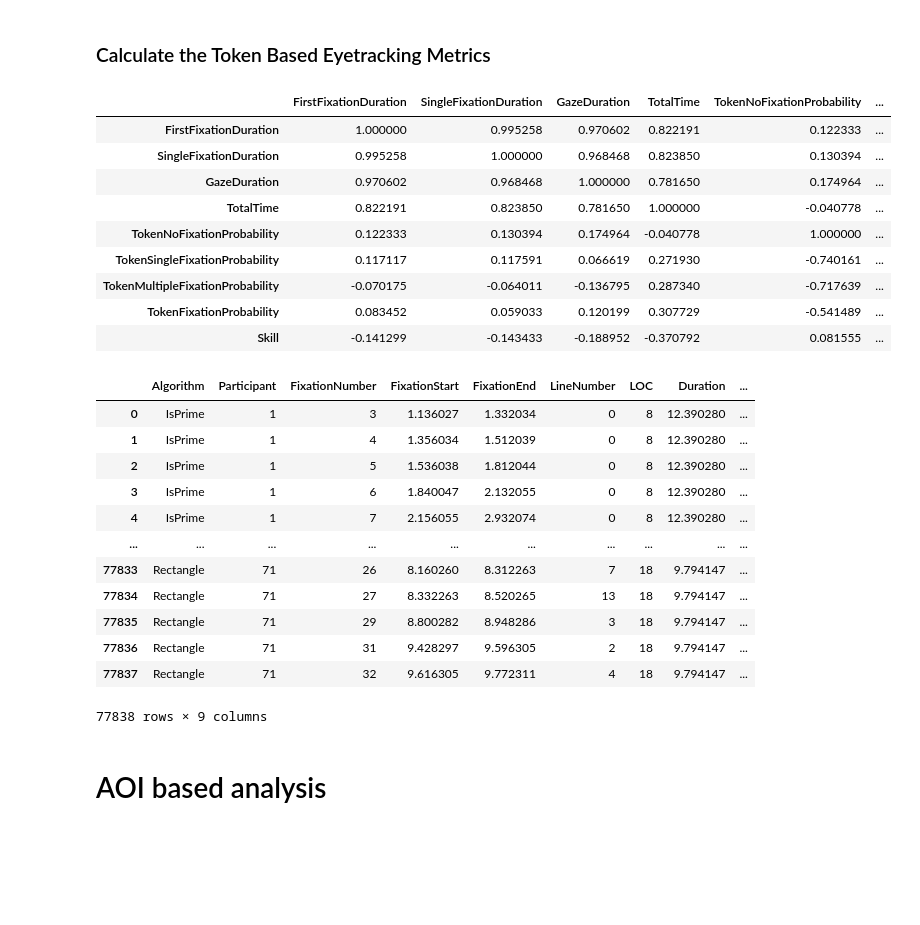
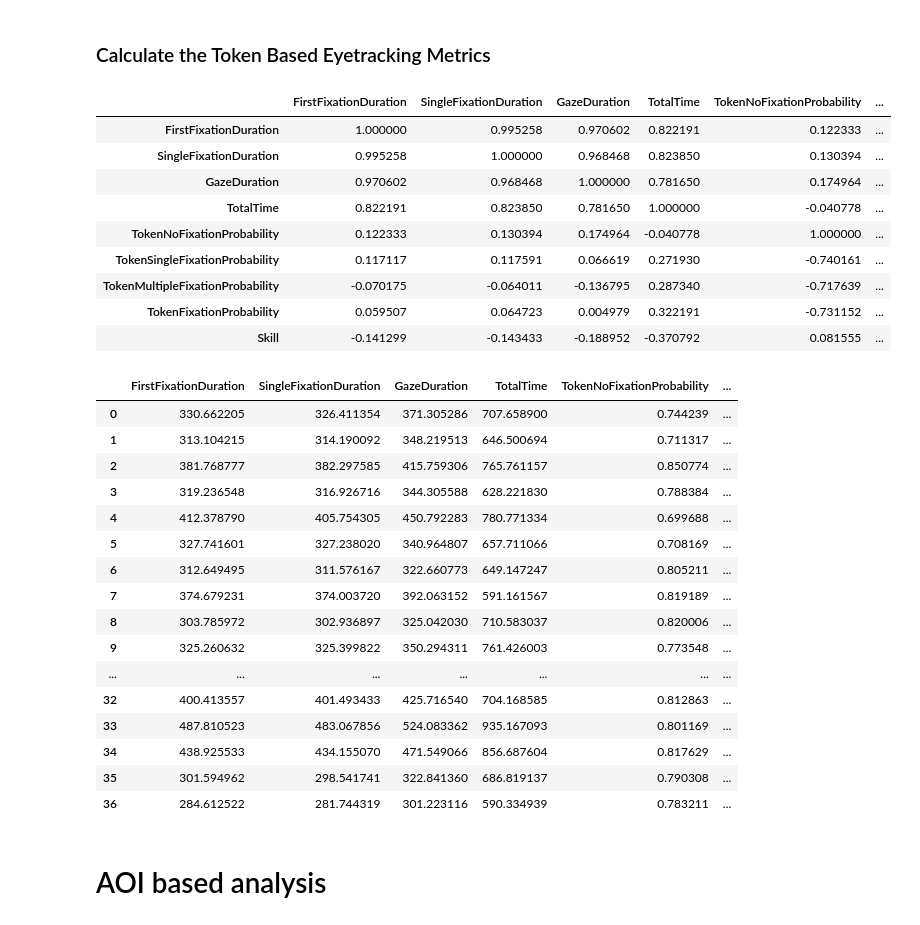
Before and after one commit to brains-on-code/NoviceVsExpert, a Jupyter notebook: dataEvaluation/RQ1_Eyetracking.ipynb, the cells around one changed output. Saved outputs shown, nothing was run; the diff lists cells and outputs as text; code cells hidden in the pictures; blank space fills up the shorter version.

```diff
--- a/dataEvaluation/RQ1_Eyetracking.ipynb
+++ b/dataEvaluation/RQ1_Eyetracking.ipynb
@@ -272,6 +280,13 @@ df_skill = df_skill.drop_duplicates()
 df_metrics_skill = pd.merge(df_token_melted, df_skill, on=["Participant"], how="left")
 
 # Helper Methods for the Metrics
+def get_no_fixations(df):
+    df_fixations = df[df["KindOfFixation"] == "Fixation"]
+    # remove every entry from df fixations on ["Algorithm", "TokenIdx"] where there is a refixation6
+    df_fixations = df_fixations[df_fixations["NumberOfFixations"] == 0]
+    return df_fixations
+
+
 def get_single_fixations(df):
     df_fixations = df[df["KindOfFixation"] == "Fixation"]
     df_refixations = df[df["KindOfFixation"] == "ReFixation"]
@@ -280,23 +295,6 @@ def get_single_fixations(df):
     df_fixations = df_fixations[~df_fixations["TokenIdx"].isin(df_refixations["TokenIdx"].values)]
     # remove every entry from df fixations on where Number Of Fixations is not 1
     df_fixations = df_fixations[df_fixations["NumberOfFixations"] == 1]
-    return df_fixations
-
-def get_no_fixations(df):
-    df_fixations = df[df["KindOfFixation"] == "Fixation"]
-    # remove every entry from df fixations on ["Algorithm", "TokenIdx"] where there is a refixation6
-    df_fixations = df_fixations[df_fixations["NumberOfFixations"] == 0]
-    return df_fixations
-
-
-def get_fixations(df):
-    df_fixations = df[df["KindOfFixation"] == "Fixation"]
-    df_refixations = df[df["KindOfFixation"] == "ReFixation"]
-    df_refixations = df_refixations[df_refixations["NumberOfFixations"] > 0]
-    # remove every entry from df fixations on ["Algorithm", "TokenIdx"] where there is a refixation6
-    df_fixations = df_fixations[~df_fixations["TokenIdx"].isin(df_refixations["TokenIdx"].values)]
-    # remove every entry from df fixations on where Number Of Fixations is not 1
-    df_fixations = df_fixations[df_fixations["NumberOfFixations"] > 1]
     return df_fixations
 
 def get_multiple_fixations(df):
@@ -310,7 +308,7 @@ def get_multiple_fixations(df):
 def get_fixations(df):
     df_fixations = df[df["KindOfFixation"] == "Fixation"]
     # remove every entry from df fixations on where no Fixation is found
-    df_fixations = df_fixations[df_fixations["NumberOfFixations"] > 1]
+    df_fixations = df_fixations[df_fixations["NumberOfFixations"] >= 1]
     return df_fixations
 
 
@@ -397,51 +395,55 @@ df_single_fixation = df_single_fixation.groupby(["Participant"])["SingleFixation
 
 # Duration of gaze duration
 df_gaze_duration = df_metrics_skill[~df_metrics_skill["GazeDuration"].isnull()]
 df_gaze_duration = df_gaze_duration.groupby(["Participant"])["GazeDuration"].mean()
 
 # Total Time
 df_total_time = df_metrics_skill[~df_metrics_skill["TotalTime"].isnull()]
 df_total_time = df_total_time.groupby(["Participant"])["TotalTime"].mean()
 
 # Put every metric dataframe together into one
 df_combined = pd.DataFrame({"FirstFixationDuration": df_first_fixation.values,
                             "SingleFixationDuration": df_single_fixation.values,
                             "GazeDuration": df_gaze_duration.values,
                             "TotalTime": df_total_time.values,
                             "TokenNoFixationProbability": df_no_fixation_probability.values.reshape(37, ),
                             "TokenSingleFixationProbability": df_single_fixation_probability.values.reshape(37, ),
                             "TokenMultipleFixationProbability": df_multiple_fixation_probability.values.reshape(37, ),
                             "TokenFixationProbability": df_fixation_probability.values.reshape(37, ),
                             "Skill": df_metrics_skill.groupby(["Participant"])["SkillScore"].mean().values})
 # get spearman correlation for metrics and skill level
 df_combined.corr(method="spearman")
 # %% [output]
 |  | FirstFixationDuration | SingleFixationDuration | GazeDuration | TotalTime | TokenNoFixationProbability | ... |
 | FirstFixationDuration | 1.000000 | 0.995258 | 0.970602 | 0.822191 | 0.122333 | ... |
 | SingleFixationDuration | 0.995258 | 1.000000 | 0.968468 | 0.823850 | 0.130394 | ... |
 | GazeDuration | 0.970602 | 0.968468 | 1.000000 | 0.781650 | 0.174964 | ... |
 | TotalTime | 0.822191 | 0.823850 | 0.781650 | 1.000000 | -0.040778 | ... |
 | TokenNoFixationProbability | 0.122333 | 0.130394 | 0.174964 | -0.040778 | 1.000000 | ... |
 | TokenSingleFixationProbability | 0.117117 | 0.117591 | 0.066619 | 0.271930 | -0.740161 | ... |
 | TokenMultipleFixationProbability | -0.070175 | -0.064011 | -0.136795 | 0.287340 | -0.717639 | ... |
-| TokenFixationProbability | 0.083452 | 0.059033 | 0.120199 | 0.307729 | -0.541489 | ... |
+| TokenFixationProbability | 0.059507 | 0.064723 | 0.004979 | 0.322191 | -0.731152 | ... |
 | Skill | -0.141299 | -0.143433 | -0.188952 | -0.370792 | 0.081555 | ... |
 # %%
 df_combined
 # %% [output]
-|  | Algorithm | Participant | FixationNumber | FixationStart | FixationEnd | LineNumber | LOC | Duration | ... |
-| 0 | IsPrime | 1 | 3 | 1.136027 | 1.332034 | 0 | 8 | 12.390280 | ... |
-| 1 | IsPrime | 1 | 4 | 1.356034 | 1.512039 | 0 | 8 | 12.390280 | ... |
-| 2 | IsPrime | 1 | 5 | 1.536038 | 1.812044 | 0 | 8 | 12.390280 | ... |
-| 3 | IsPrime | 1 | 6 | 1.840047 | 2.132055 | 0 | 8 | 12.390280 | ... |
-| 4 | IsPrime | 1 | 7 | 2.156055 | 2.932074 | 0 | 8 | 12.390280 | ... |
-| ... | ... | ... | ... | ... | ... | ... | ... | ... | ... |
-| 77833 | Rectangle | 71 | 26 | 8.160260 | 8.312263 | 7 | 18 | 9.794147 | ... |
-| 77834 | Rectangle | 71 | 27 | 8.332263 | 8.520265 | 13 | 18 | 9.794147 | ... |
-| 77835 | Rectangle | 71 | 29 | 8.800282 | 8.948286 | 3 | 18 | 9.794147 | ... |
-| 77836 | Rectangle | 71 | 31 | 9.428297 | 9.596305 | 2 | 18 | 9.794147 | ... |
-| 77837 | Rectangle | 71 | 32 | 9.616305 | 9.772311 | 4 | 18 | 9.794147 | ... |
+|  | FirstFixationDuration | SingleFixationDuration | GazeDuration | TotalTime | TokenNoFixationProbability | ... |
+| 0 | 330.662205 | 326.411354 | 371.305286 | 707.658900 | 0.744239 | ... |
+| 1 | 313.104215 | 314.190092 | 348.219513 | 646.500694 | 0.711317 | ... |
+| 2 | 381.768777 | 382.297585 | 415.759306 | 765.761157 | 0.850774 | ... |
+| 3 | 319.236548 | 316.926716 | 344.305588 | 628.221830 | 0.788384 | ... |
+| 4 | 412.378790 | 405.754305 | 450.792283 | 780.771334 | 0.699688 | ... |
+| 5 | 327.741601 | 327.238020 | 340.964807 | 657.711066 | 0.708169 | ... |
+| 6 | 312.649495 | 311.576167 | 322.660773 | 649.147247 | 0.805211 | ... |
+| 7 | 374.679231 | 374.003720 | 392.063152 | 591.161567 | 0.819189 | ... |
+| 8 | 303.785972 | 302.936897 | 325.042030 | 710.583037 | 0.820006 | ... |
+| 9 | 325.260632 | 325.399822 | 350.294311 | 761.426003 | 0.773548 | ... |
+| ... | ... | ... | ... | ... | ... | ... |
+| 32 | 400.413557 | 401.493433 | 425.716540 | 704.168585 | 0.812863 | ... |
+| 33 | 487.810523 | 483.067856 | 524.083362 | 935.167093 | 0.801169 | ... |
+| 34 | 438.925533 | 434.155070 | 471.549066 | 856.687604 | 0.817629 | ... |
+| 35 | 301.594962 | 298.541741 | 322.841360 | 686.819137 | 0.790308 | ... |
+| 36 | 284.612522 | 281.744319 | 301.223116 | 590.334939 | 0.783211 | ... |
-77838 rows × 9 columns
 # %% [markdown]
 # AOI based analysis
 # %% [markdown]
```
Also changed, not shown: parts of 11 cells of this notebook, 7 other files.
